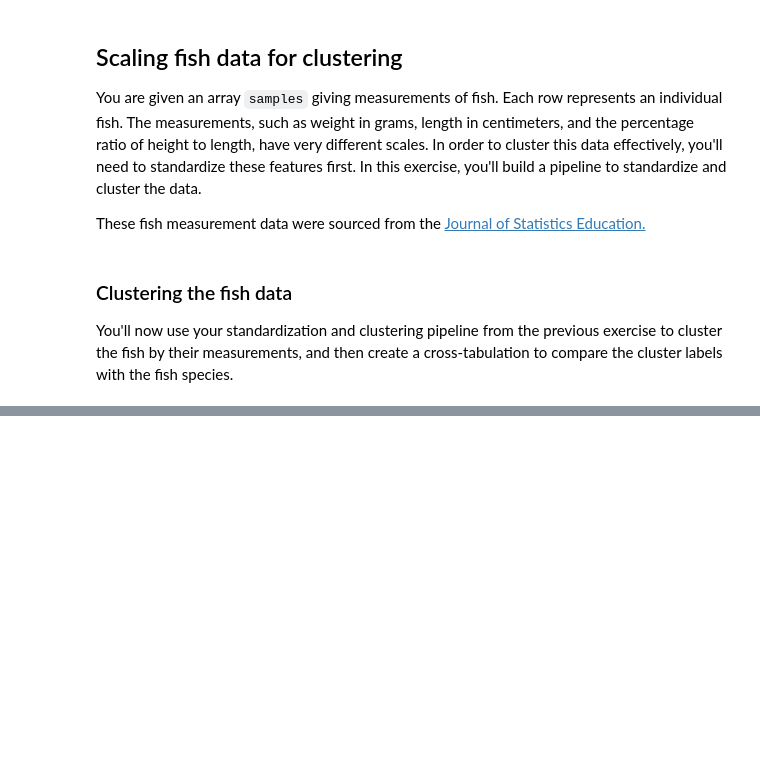
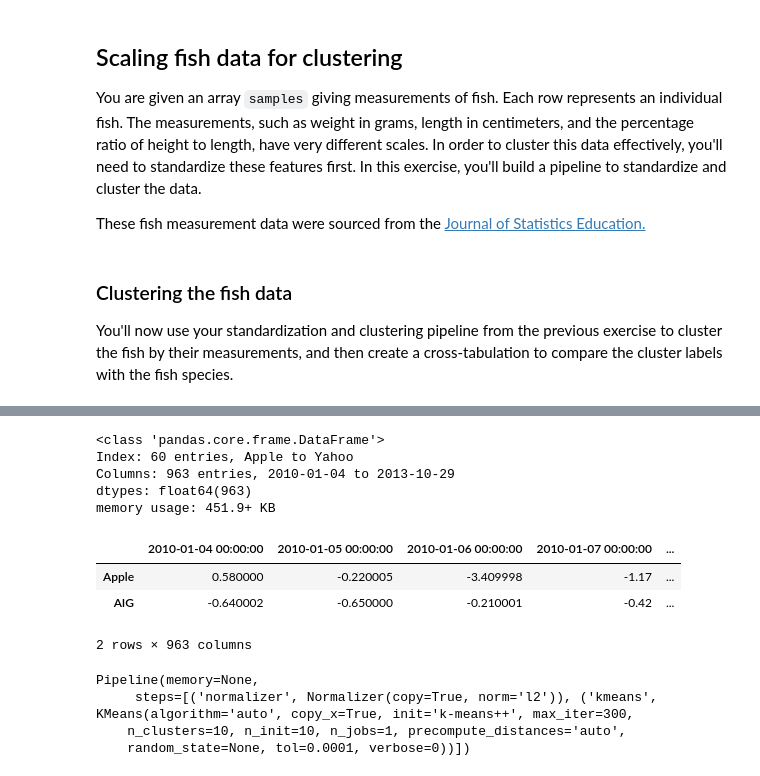
Before and after one commit to paulo-g-martinez/unsupervised-learning-in-python, a Jupyter notebook: unsupervised-learning-in-python.ipynb, the cells around one changed output, grey strips where cells are left out. Drawn from its saved outputs; the diff is of its cells as text; code cells hidden in the pictures; blank space fills up the shorter version.

```diff
--- a/unsupervised-learning-in-python.ipynb
+++ b/unsupervised-learning-in-python.ipynb
@@ -1732,0 +1761,17 @@ ct
+# %%
+# read the data from my local copy
+stock_movements_df = pd.read_json('data/stock-movements.json', orient = 'split')
+stock_movements_df.info()
+# %% [output]
+<class 'pandas.core.frame.DataFrame'>
+Index: 60 entries, Apple to Yahoo
+Columns: 963 entries, 2010-01-04 to 2013-10-29
+dtypes: float64(963)
+memory usage: 451.9+ KB
+# %%
+stock_movements_df.head(2)
+# %% [output]
+|  | 2010-01-04 00:00:00 | 2010-01-05 00:00:00 | 2010-01-06 00:00:00 | 2010-01-07 00:00:00 | ... |
+| Apple | 0.580000 | -0.220005 | -3.409998 | -1.17 | ... |
+| AIG | -0.640002 | -0.650000 | -0.210001 | -0.42 | ... |
+2 rows × 963 columns
@@ -1732,0 +1780,20 @@ ct
+# %%
+# Import Normalizer
+from sklearn.preprocessing import Normalizer
+
+# Create a normalizer: normalizer
+normalizer = Normalizer()
+
+# Create a KMeans model with 10 clusters: kmeans
+kmeans = KMeans(n_clusters=10)
+
+# Make a pipeline chaining normalizer and kmeans: pipeline
+pipeline = make_pipeline(normalizer, kmeans)
+
+# Fit pipeline to the daily price movements
+pipeline.fit(movements)
+# %% [output]
+Pipeline(memory=None,
+     steps=[('normalizer', Normalizer(copy=True, norm='l2')), ('kmeans', KMeans(algorithm='auto', copy_x=True, init='k-means++', max_iter=300,
+    n_clusters=10, n_init=10, n_jobs=1, precompute_distances='auto',
+    random_state=None, tol=0.0001, verbose=0))])
```
Also changed, not shown: parts of 29 cells of this notebook, 2 other files.
